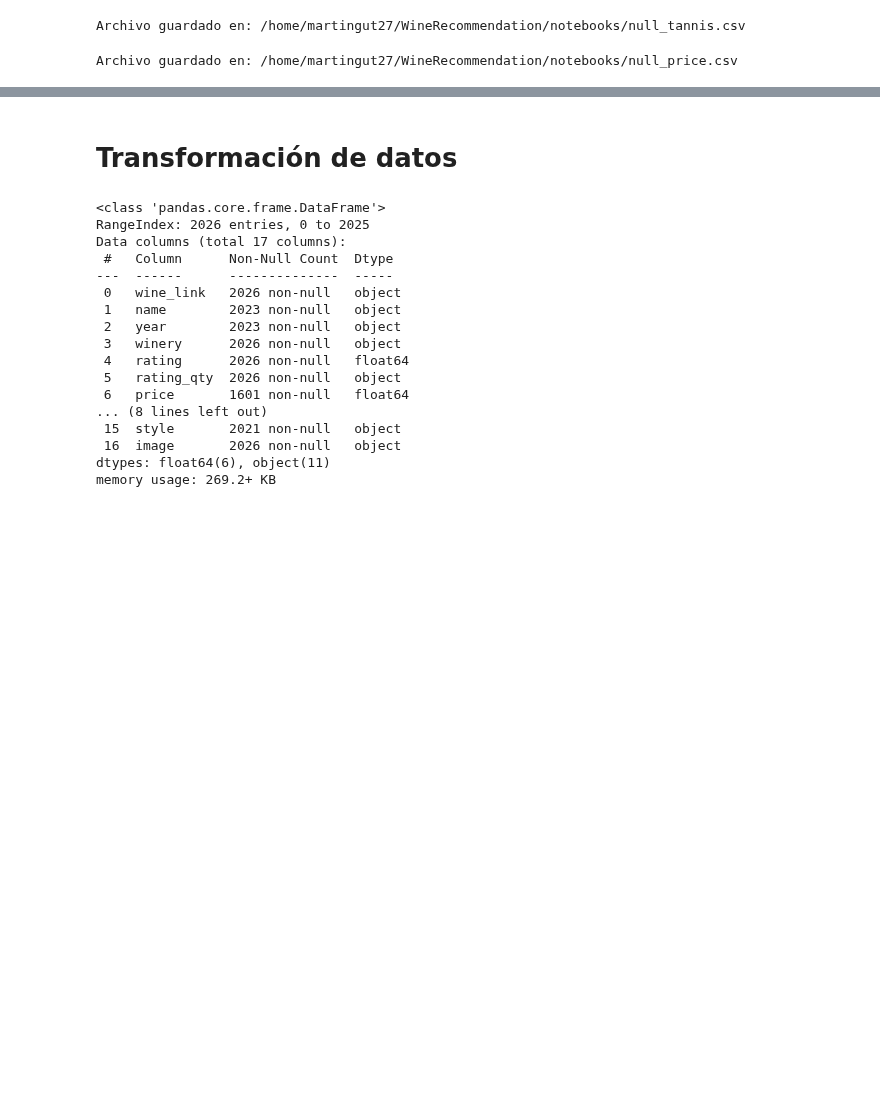
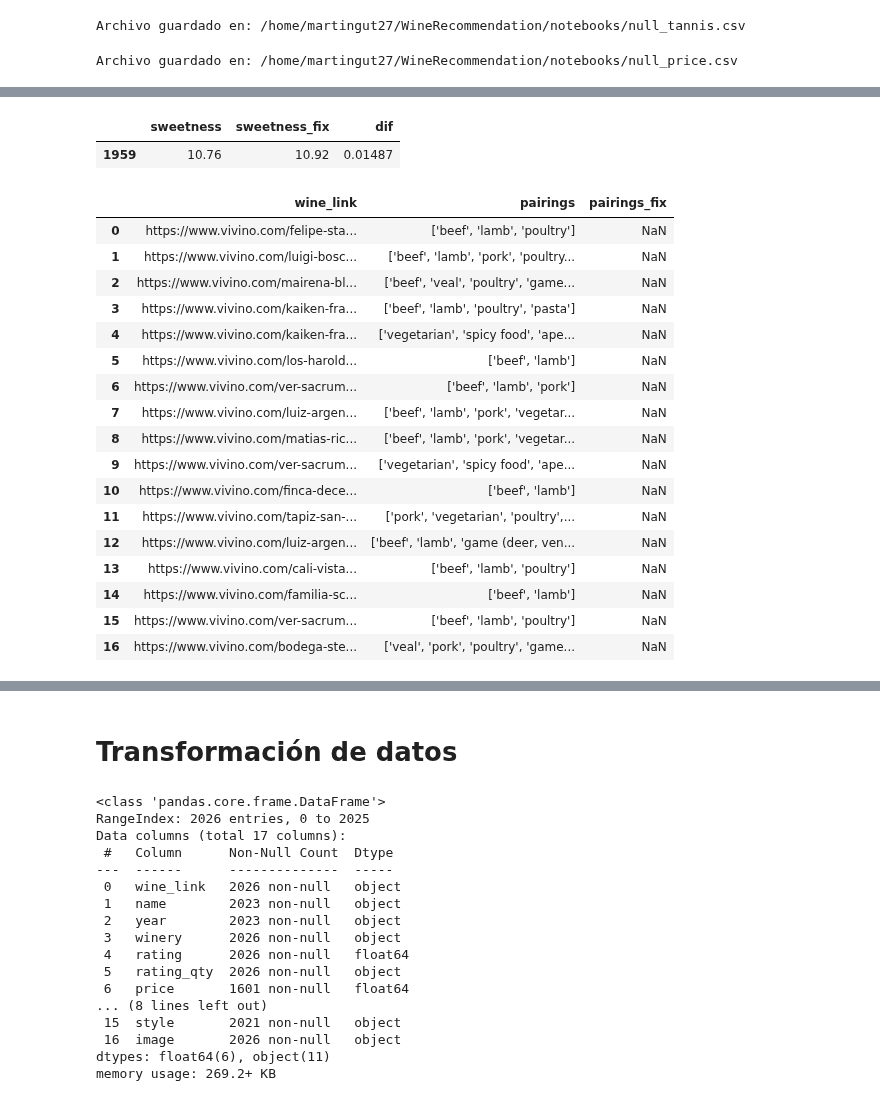
Before and after one commit to Tino27Gut/WineRecommendation, a Jupyter notebook: notebooks/eda_etl_draft copy.ipynb, the cells around one changed output, grey strips where cells are left out. Saved outputs shown, nothing was run; the diff lists cells and outputs as text; code cells hidden in the pictures; blank space fills up the shorter version.

Commit message:
New link files created

```diff
--- a/notebooks/eda_etl_draft.ipynb
+++ b/notebooks/eda_etl_draft copy.ipynb
@@ -87,0 +70,14 @@ fixed_df[fixed_df["price"].isna() & (fixed_df["acidity"] != fixed_df["acidity_fi
+# %%
+#Función para convertir a decimales los objets, tomando los primeros cinco caracteres
+def clean_and_convert(value):
+    if isinstance(value, float):
+        return value
+    return pd.to_numeric(str(value)[:5].replace('%', ''), errors='coerce')
+
+# Aplicar la conversión a las columnas deseadas
+columns_to_convert = ['body', 'tannis', 'sweetness', 'acidity']
+for col in columns_to_convert:
+    wines_df[col] = wines_df[col].apply(clean_and_convert)
+    pricefix_df[col] = pricefix_df[col].apply(clean_and_convert)
+
+wines_df.info()
@@ -87,0 +122,45 @@ fixed_df[fixed_df["price"].isna() & (fixed_df["acidity"] != fixed_df["acidity_fi
+# %%
+# Fixed Price Quality Check (Tastes)
+fixed_df = wines_df.join(pricefix_df.set_index("wine_link"), on="wine_link", rsuffix="_fix")
+
+col1 = "sweetness"
+col2 = col1 + "_fix"
+
+fix_df = fixed_df[fixed_df["price"].isna() & (fixed_df[col1] != fixed_df[col2])][[col1, col2]]
+
+fix_df["dif"] = np.where(fix_df[col1].isna() | fix_df[col2].isna(), 1, (fix_df[col2]/fix_df[col1]) - 1)
+
+fix_df[(fix_df["dif"]>0.01) & (~fix_df[col1].isna() | ~fix_df[col1].isna())]
+# %% [output]
+|  | sweetness | sweetness_fix | dif |
+| 1959 | 10.76 | 10.92 | 0.01487 |
+# %%
+# Fixed Price Quality Check (Pairings)
+# Existen algunos vinos a los cuales en la segunda búsqueda no les aparecen los pairings
+fixed_df = wines_df.join(pricefix_df.set_index("wine_link"), on="wine_link", rsuffix="_fix")
+
+col1 = "pairings"
+col2 = col1 + "_fix"
+
+fix_df = fixed_df[fixed_df["price"].isna() & (fixed_df[col1] != fixed_df[col2])][["wine_link", col1, col2]]
+
+fix_df.reset_index(drop=True)
+# %% [output]
+|  | wine_link | pairings | pairings_fix |
+| 0 | https://www.vivino.com/felipe-sta... | ['beef', 'lamb', 'poultry'] | NaN |
+| 1 | https://www.vivino.com/luigi-bosc... | ['beef', 'lamb', 'pork', 'poultry... | NaN |
+| 2 | https://www.vivino.com/mairena-bl... | ['beef', 'veal', 'poultry', 'game... | NaN |
+| 3 | https://www.vivino.com/kaiken-fra... | ['beef', 'lamb', 'poultry', 'pasta'] | NaN |
+| 4 | https://www.vivino.com/kaiken-fra... | ['vegetarian', 'spicy food', 'ape... | NaN |
+| 5 | https://www.vivino.com/los-harold... | ['beef', 'lamb'] | NaN |
+| 6 | https://www.vivino.com/ver-sacrum... | ['beef', 'lamb', 'pork'] | NaN |
+| 7 | https://www.vivino.com/luiz-argen... | ['beef', 'lamb', 'pork', 'vegetar... | NaN |
+| 8 | https://www.vivino.com/matias-ric... | ['beef', 'lamb', 'pork', 'vegetar... | NaN |
+| 9 | https://www.vivino.com/ver-sacrum... | ['vegetarian', 'spicy food', 'ape... | NaN |
+| 10 | https://www.vivino.com/finca-dece... | ['beef', 'lamb'] | NaN |
+| 11 | https://www.vivino.com/tapiz-san-... | ['pork', 'vegetarian', 'poultry',... | NaN |
+| 12 | https://www.vivino.com/luiz-argen... | ['beef', 'lamb', 'game (deer, ven... | NaN |
+| 13 | https://www.vivino.com/cali-vista... | ['beef', 'lamb', 'poultry'] | NaN |
+| 14 | https://www.vivino.com/familia-sc... | ['beef', 'lamb'] | NaN |
+| 15 | https://www.vivino.com/ver-sacrum... | ['beef', 'lamb', 'poultry'] | NaN |
+| 16 | https://www.vivino.com/bodega-ste... | ['veal', 'pork', 'poultry', 'game... | NaN |
```
Also changed, not shown: parts of 5 cells of this notebook, 11 other files.
